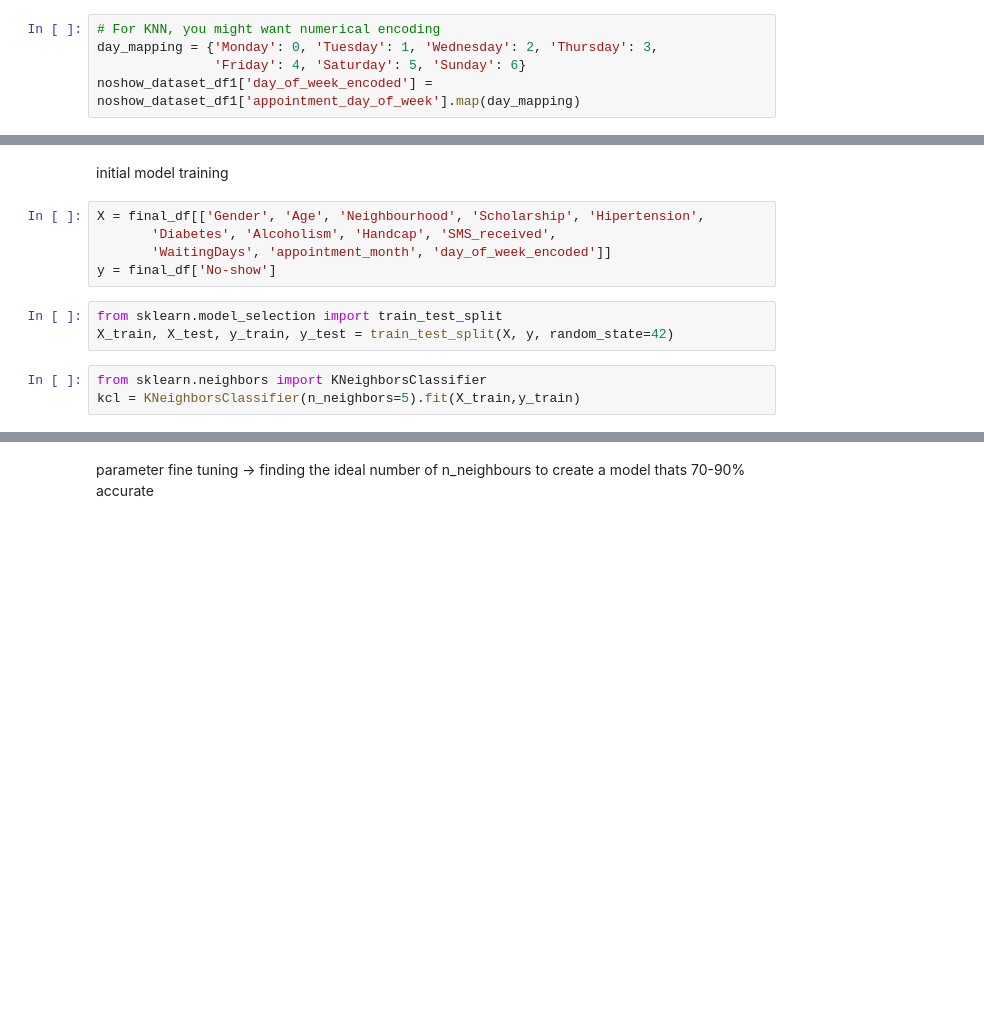
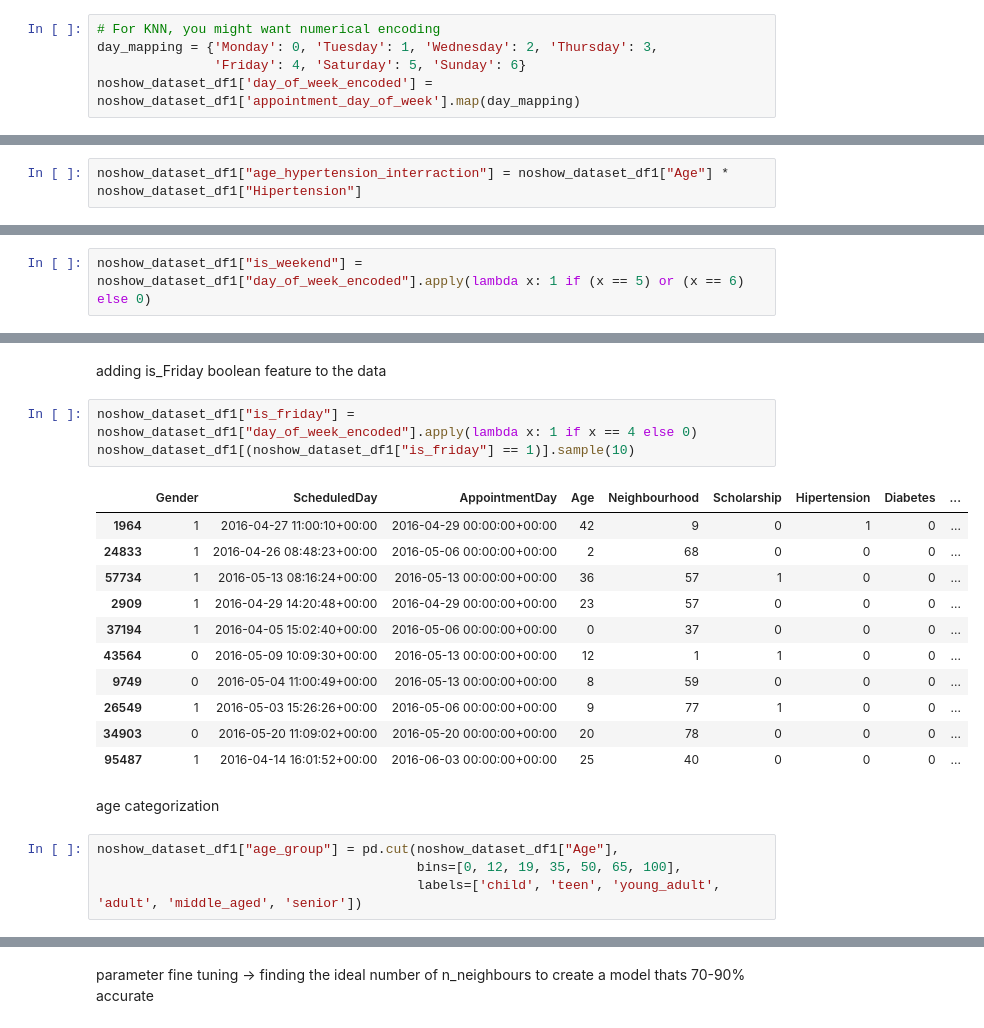
Before and after one commit to soipanhamisi/KNN_Classification_Regression_Analysis, a Jupyter notebook: notebooks/assignment_2.ipynb, the cells around one changed output, grey strips where cells are left out. Drawn from its saved outputs; the diff is of its cells as text; blank space fills up the shorter version.

Commit message:
created a new branch for model accuracy improvement

```diff
--- a/notebooks/assignment_2.ipynb
+++ b/notebooks/assignment_2.ipynb
@@ -327,0 +326,2 @@ removing unnecessary features
+# %%
+noshow_dataset_df1["age_hypertension_interraction"] = noshow_dataset_df1["Age"] * noshow_dataset_df1["Hipertension"]
@@ -328 +330,3 @@ removing unnecessary features
+# %%
+noshow_dataset_df1["is_weekend"] = noshow_dataset_df1["day_of_week_encoded"].apply(lambda x: 1 if (x == 5) or (x == 6) else 0)
 # %%
@@ -347,13 +354,23 @@ Index(['Gender', 'Age', 'Neighbourhood', 'Scholarship', 'Hipertension',
-# %% [markdown]
-initial model training
-# %%
-X = final_df[['Gender', 'Age', 'Neighbourhood', 'Scholarship', 'Hipertension',
-       'Diabetes', 'Alcoholism', 'Handcap', 'SMS_received',
-       'WaitingDays', 'appointment_month', 'day_of_week_encoded']]
-y = final_df['No-show']
-# %%
-from sklearn.model_selection import train_test_split
-X_train, X_test, y_train, y_test = train_test_split(X, y, random_state=42)
-# %%
-from sklearn.neighbors import KNeighborsClassifier
-kcl = KNeighborsClassifier(n_neighbors=5).fit(X_train,y_train)
+# %% [markdown]
+adding is_Friday boolean feature to the data
+# %%
+noshow_dataset_df1["is_friday"] = noshow_dataset_df1["day_of_week_encoded"].apply(lambda x: 1 if x == 4 else 0)
+noshow_dataset_df1[(noshow_dataset_df1["is_friday"] == 1)].sample(10)
+# %% [output]
+|  | Gender | ScheduledDay | AppointmentDay | Age | Neighbourhood | Scholarship | Hipertension | Diabetes | ... |
+| 1964 | 1 | 2016-04-27 11:00:10+00:00 | 2016-04-29 00:00:00+00:00 | 42 | 9 | 0 | 1 | 0 | ... |
+| 24833 | 1 | 2016-04-26 08:48:23+00:00 | 2016-05-06 00:00:00+00:00 | 2 | 68 | 0 | 0 | 0 | ... |
+| 57734 | 1 | 2016-05-13 08:16:24+00:00 | 2016-05-13 00:00:00+00:00 | 36 | 57 | 1 | 0 | 0 | ... |
+| 2909 | 1 | 2016-04-29 14:20:48+00:00 | 2016-04-29 00:00:00+00:00 | 23 | 57 | 0 | 0 | 0 | ... |
+| 37194 | 1 | 2016-04-05 15:02:40+00:00 | 2016-05-06 00:00:00+00:00 | 0 | 37 | 0 | 0 | 0 | ... |
+| 43564 | 0 | 2016-05-09 10:09:30+00:00 | 2016-05-13 00:00:00+00:00 | 12 | 1 | 1 | 0 | 0 | ... |
+| 9749 | 0 | 2016-05-04 11:00:49+00:00 | 2016-05-13 00:00:00+00:00 | 8 | 59 | 0 | 0 | 0 | ... |
+| 26549 | 1 | 2016-05-03 15:26:26+00:00 | 2016-05-06 00:00:00+00:00 | 9 | 77 | 1 | 0 | 0 | ... |
+| 34903 | 0 | 2016-05-20 11:09:02+00:00 | 2016-05-20 00:00:00+00:00 | 20 | 78 | 0 | 0 | 0 | ... |
+| 95487 | 1 | 2016-04-14 16:01:52+00:00 | 2016-06-03 00:00:00+00:00 | 25 | 40 | 0 | 0 | 0 | ... |
+# %% [markdown]
+age categorization
+# %%
+noshow_dataset_df1["age_group"] = pd.cut(noshow_dataset_df1["Age"],
+                                         bins=[0, 12, 19, 35, 50, 65, 100],
+                                         labels=['child', 'teen', 'young_adult', 'adult', 'middle_aged', 'senior'])
```
Also changed, not shown: parts of 30 cells of this notebook.
